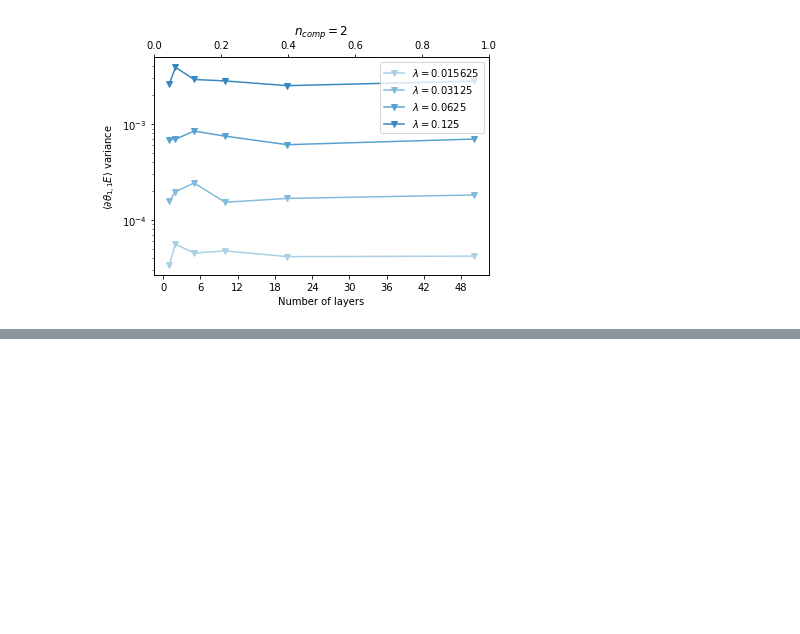
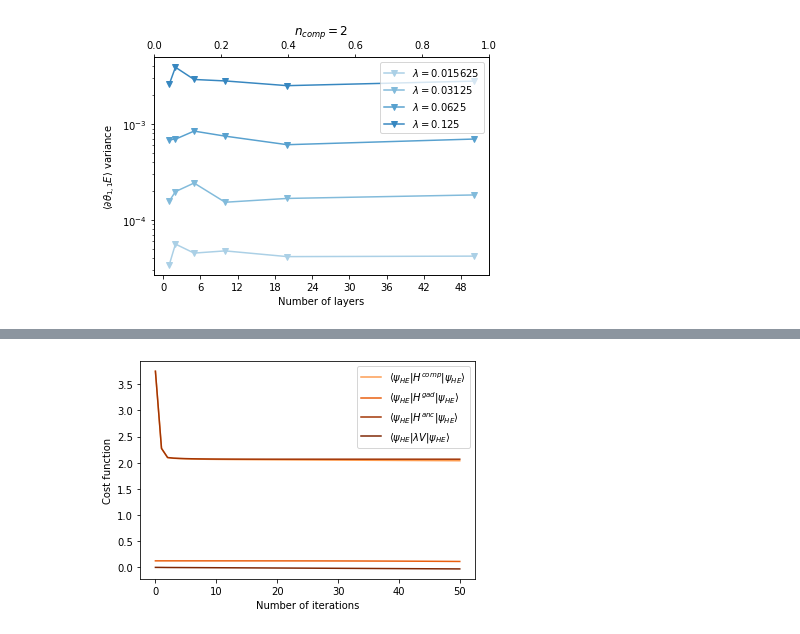
Before and after one commit to SimonCichy/barren-gadgets, a Jupyter notebook: plotting/relevant_results.ipynb, the cells around one changed output, grey strips where cells are left out. Saved outputs shown, nothing was run; the diff lists cells and outputs as text; code cells hidden in the pictures; blank space fills up the shorter version.

```diff
--- a/plotting/relevant_results.ipynb
+++ b/plotting/relevant_results.ipynb
@@ -86,0 +114,9 @@ plot_variances_vs_layers([file], [colours[1]])
+# %%
+# file_list = ['../../results/data/220408_training_gadget_4qubits_2layers_200iterations_0.5lambda.dat',
+#              '../../results/data/220408_training_gadget_5qubits_2layers_200iterations_0.5lambda.dat',
+#              '../../results/data/220408_training_gadget_6qubits_2layers_200iterations_0.5lambda.dat']
+file_list = [data_folder + 'training/220408_training_gadget_6qubits_2layers_50iterations_0.5lambda.dat']
+
+plot_training(file_list, [colours[2, [1, 3, 5, 6]]])
+# %% [output]
+[figure, added]
```
Also changed, not shown: parts of 14 cells of this notebook, 1 other file.
